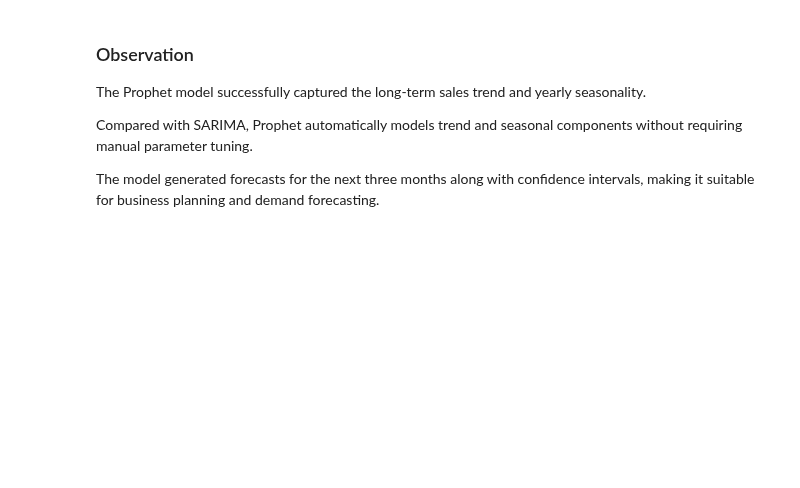
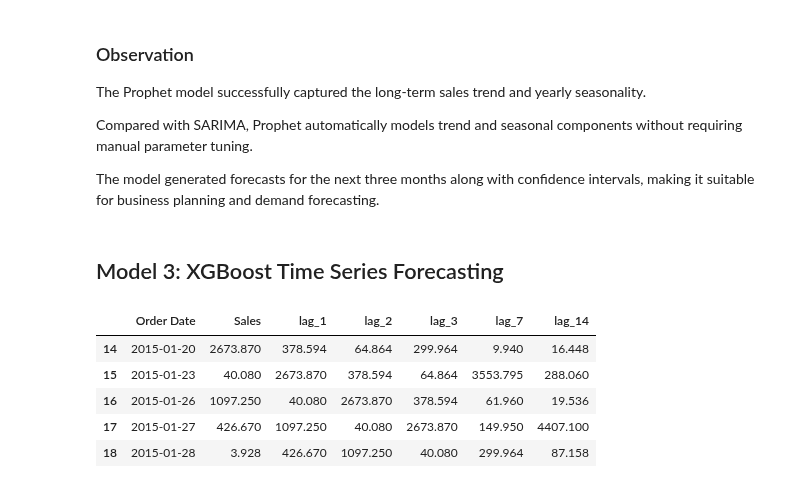
Before and after one commit to opmeenaji81/SalesForecasting_OmprakashMeena, a Jupyter notebook: analysis.ipynb, the cells around one changed output. Saved outputs shown, nothing was run; the diff lists cells and outputs as text; code cells hidden in the pictures; blank space fills up the shorter version.

```diff
--- a/analysis.ipynb
+++ b/analysis.ipynb
@@ -1582,3 +1582,5 @@ The Prophet model successfully captured the long-term sales trend and yearly sea
 Compared with SARIMA, Prophet automatically models trend and seasonal components without requiring manual parameter tuning.
 
 The model generated forecasts for the next three months along with confidence intervals, making it suitable for business planning and demand forecasting.
+# %% [markdown]
+## Model 3: XGBoost Time Series Forecasting
@@ -1584,0 +1595,17 @@ The model generated forecasts for the next three months along with confidence in
+# %%
+# Lag feature and feature engineering
+
+xgb_df = daily_sales.copy()
+lags = [1, 2, 3, 7, 14]
+
+for lag in lags:
+    xgb_df[f'lag_{lag}'] = xgb_df['Sales'].shift(lag)
+xgb_df = xgb_df.dropna()
+xgb_df.head()
+# %% [output]
+|  | Order Date | Sales | lag_1 | lag_2 | lag_3 | lag_7 | lag_14 |
+| 14 | 2015-01-20 | 2673.870 | 378.594 | 64.864 | 299.964 | 9.940 | 16.448 |
+| 15 | 2015-01-23 | 40.080 | 2673.870 | 378.594 | 64.864 | 3553.795 | 288.060 |
+| 16 | 2015-01-26 | 1097.250 | 40.080 | 2673.870 | 378.594 | 61.960 | 19.536 |
+| 17 | 2015-01-27 | 426.670 | 1097.250 | 40.080 | 2673.870 | 149.950 | 4407.100 |
+| 18 | 2015-01-28 | 3.928 | 426.670 | 1097.250 | 40.080 | 299.964 | 87.158 |
```
Also changed, not shown: parts of 14 cells of this notebook.
